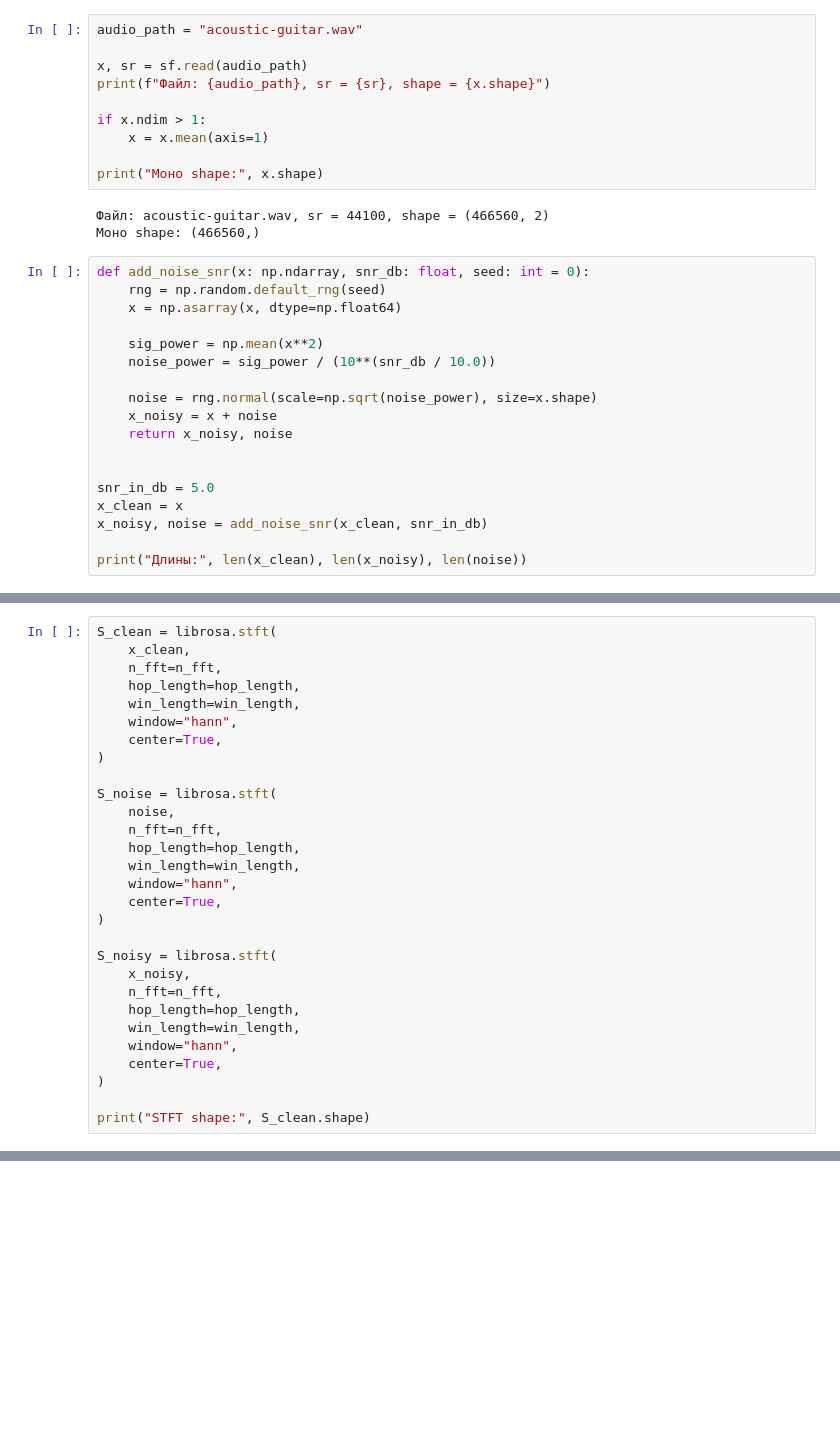
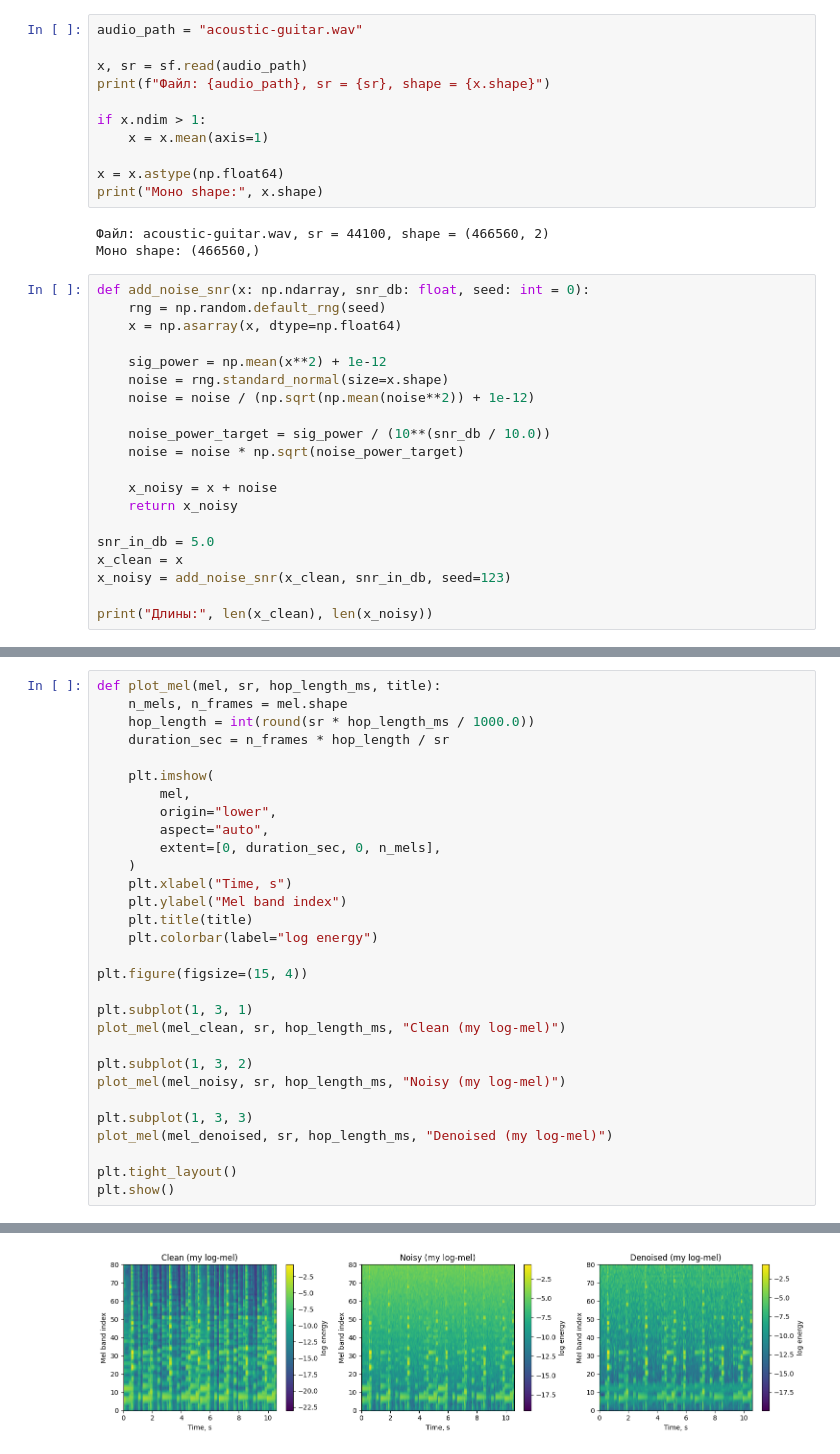
Before and after one commit to RahimGulyamov/speech_technology_mipt, a Jupyter notebook: 2_denoise.ipynb, the cells around one changed output, grey strips where cells are left out. Drawn from its saved outputs; the diff is of its cells as text; blank space fills up the shorter version.

```diff
--- a/2_denoise.ipynb
+++ b/2_denoise.ipynb
@@ -137,6 +136,7 @@ print(f"Файл: {audio_path}, sr = {sr}, shape = {x.shape}")
 if x.ndim > 1:
     x = x.mean(axis=1)
 
+x = x.astype(np.float64)
 print("Моно shape:", x.shape)
 # %% [output]
 Файл: acoustic-guitar.wav, sr = 44100, shape = (466560, 2)
@@ -146,17 +146,19 @@ def add_noise_snr(x: np.ndarray, snr_db: float, seed: int = 0):
     rng = np.random.default_rng(seed)
     x = np.asarray(x, dtype=np.float64)
 
-    sig_power = np.mean(x**2)
-    noise_power = sig_power / (10**(snr_db / 10.0))
+    sig_power = np.mean(x**2) + 1e-12
+    noise = rng.standard_normal(size=x.shape)
+    noise = noise / (np.sqrt(np.mean(noise**2)) + 1e-12)
 
-    noise = rng.normal(scale=np.sqrt(noise_power), size=x.shape)
+    noise_power_target = sig_power / (10**(snr_db / 10.0))
+    noise = noise * np.sqrt(noise_power_target)
+
     x_noisy = x + noise
-    return x_noisy, noise
-
+    return x_noisy
 
 snr_in_db = 5.0
 x_clean = x
-x_noisy, noise = add_noise_snr(x_clean, snr_in_db)
+x_noisy = add_noise_snr(x_clean, snr_in_db, seed=123)
 
-print("Длины:", len(x_clean), len(x_noisy), len(noise))
+print("Длины:", len(x_clean), len(x_noisy))
 # %% [output]
@@ -178,30 +273,31 @@ hop_length = 441 samples
 # %%
-S_clean = librosa.stft(
-    x_clean,
-    n_fft=n_fft,
-    hop_length=hop_length,
-    win_length=win_length,
-    window="hann",
-    center=True,
-)
+def plot_mel(mel, sr, hop_length_ms, title):
+    n_mels, n_frames = mel.shape
+    hop_length = int(round(sr * hop_length_ms / 1000.0))
+    duration_sec = n_frames * hop_length / sr
 
-S_noise = librosa.stft(
-    noise,
-    n_fft=n_fft,
-    hop_length=hop_length,
-    win_length=win_length,
-    window="hann",
-    center=True,
-)
+    plt.imshow(
+        mel,
+        origin="lower",
+        aspect="auto",
+        extent=[0, duration_sec, 0, n_mels],
+    )
+    plt.xlabel("Time, s")
+    plt.ylabel("Mel band index")
+    plt.title(title)
+    plt.colorbar(label="log energy")
 
-S_noisy = librosa.stft(
-    x_noisy,
-    n_fft=n_fft,
-    hop_length=hop_length,
-    win_length=win_length,
-    window="hann",
-    center=True,
-)
+plt.figure(figsize=(15, 4))
 
-print("STFT shape:", S_clean.shape)
+plt.subplot(1, 3, 1)
+plot_mel(mel_clean, sr, hop_length_ms, "Clean (my log-mel)")
+
+plt.subplot(1, 3, 2)
+plot_mel(mel_noisy, sr, hop_length_ms, "Noisy (my log-mel)")
+
+plt.subplot(1, 3, 3)
+plot_mel(mel_denoised, sr, hop_length_ms, "Denoised (my log-mel)")
+
+plt.tight_layout()
+plt.show()
 # %% [output]
@@ -209 +304,2 @@ STFT shape: (1025, 1058)
+[figure, added]
 # %%
```
Also changed, not shown: parts of 12 cells of this notebook, 3 other files.
